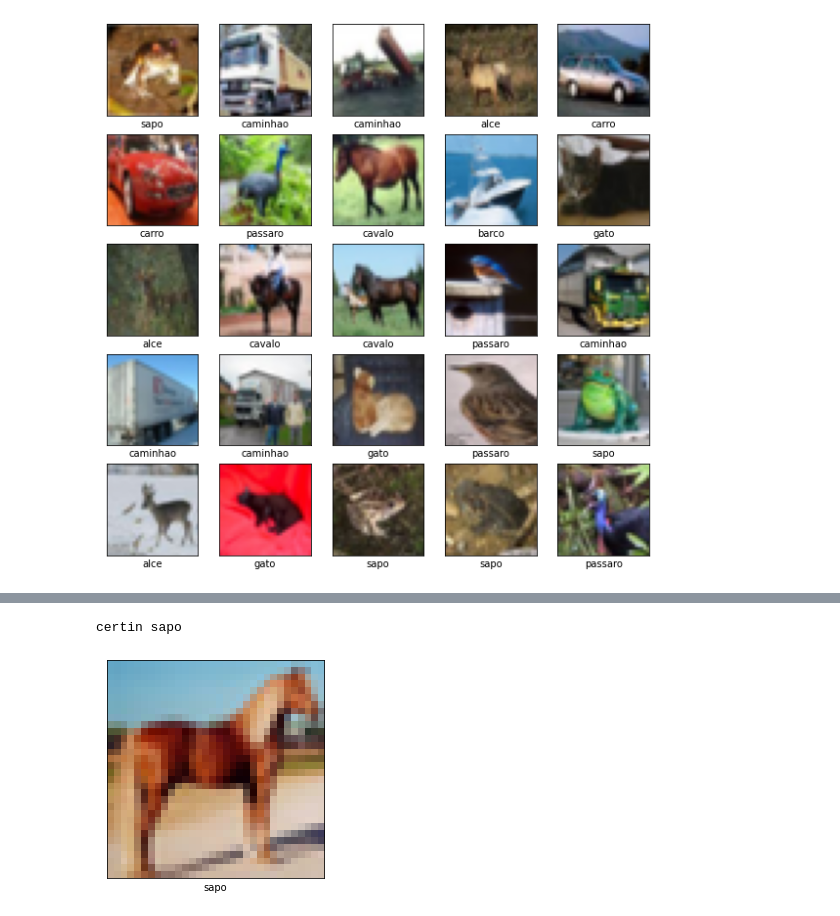
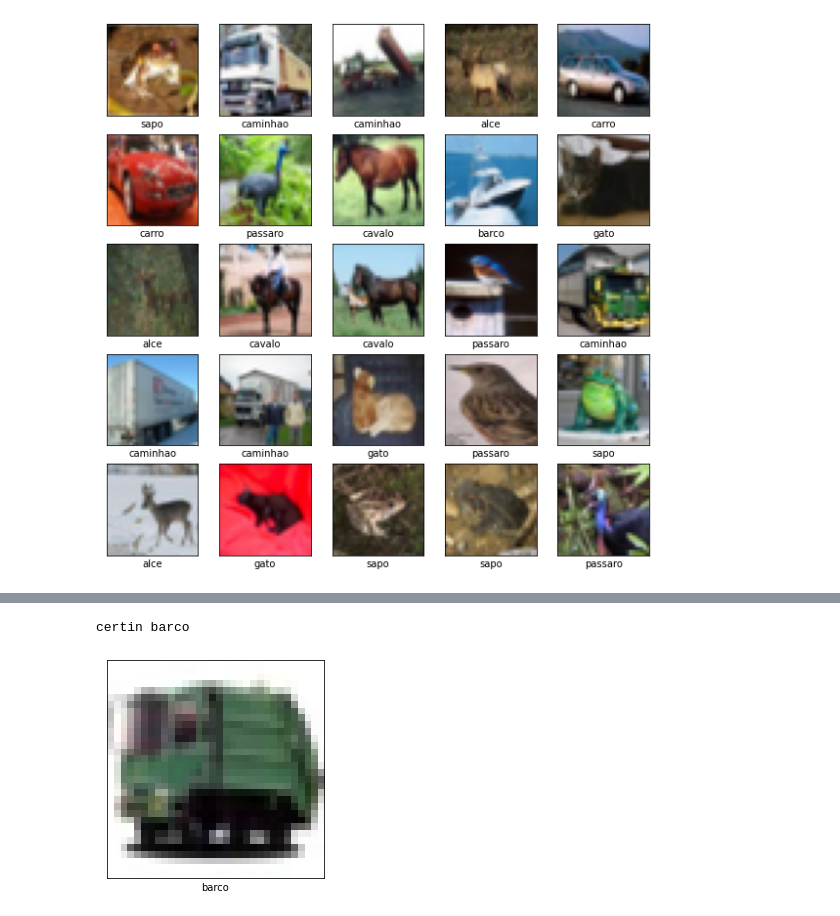
Before and after one commit to Chm-vinicius/coolab_tensorflow_study, a Jupyter notebook: machine_study.ipynb, the cells around one changed output, grey strips where cells are left out. Drawn from its saved outputs; the diff is of its cells as text; code cells hidden in the pictures.

```diff
--- a/machine_study.ipynb
+++ b/machine_study.ipynb
@@ -153,8 +152,8 @@ def prof(key: int):
     plt.grid(False)
     plt.imshow(train_images[key], cmap=plt.cm.binary)
     plt.xlabel(class_names[pred])
-
-prof(43)
-# %% [output]
-certin sapo
-[figure, removed]
+# %%
+prof(202)
+# %% [output]
+certin barco
+[figure, added]
```
Also changed, not shown: parts of 6 cells of this notebook.
